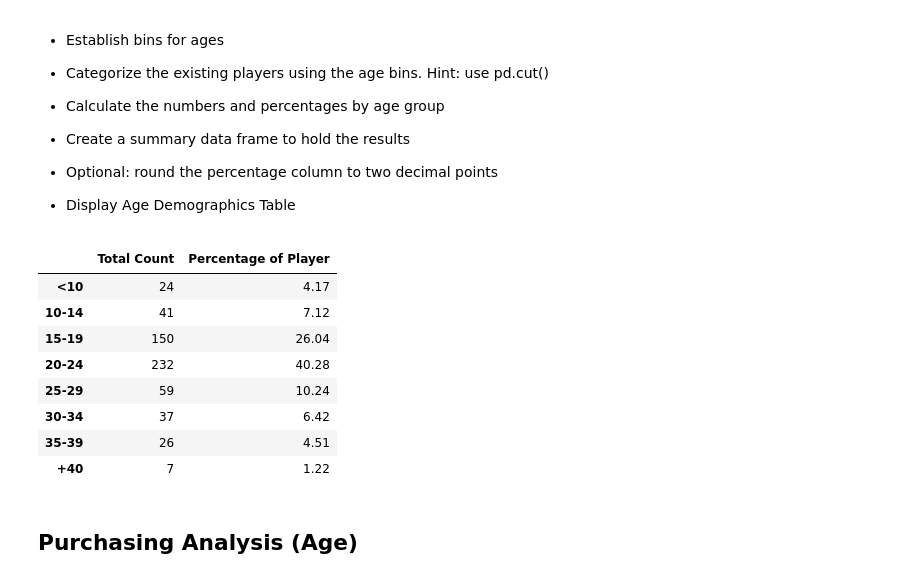
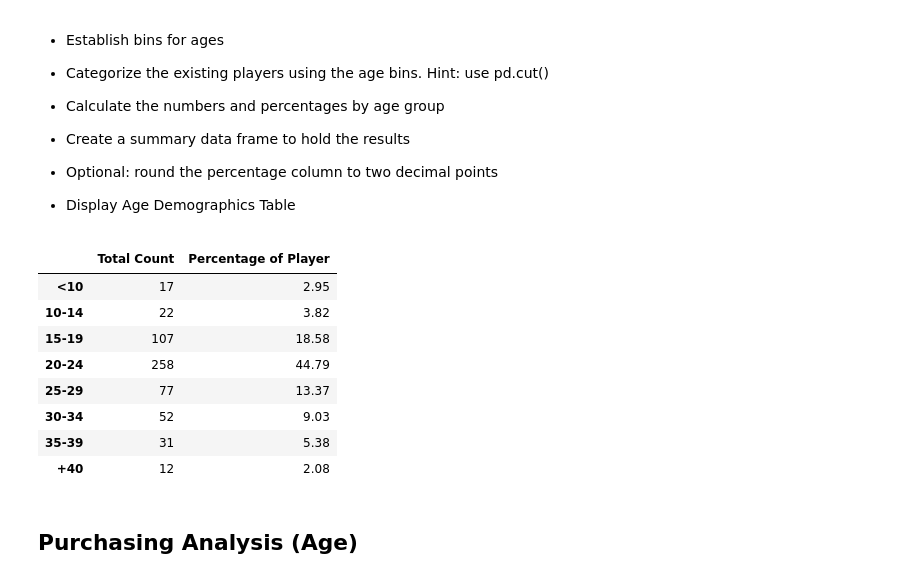
Before and after one commit to TravisDC5/pandas-challenge, a Jupyter notebook: HeroesOfPymoli_starter.ipynb, the cells around one changed output. Saved outputs shown, nothing was run; the diff lists cells and outputs as text; code cells hidden in the pictures.

```diff
--- a/HeroesOfPymoli_starter.ipynb
+++ b/HeroesOfPymoli_starter.ipynb
@@ -157,33 +153,33 @@ purchaseStats
 
 * Display Age Demographics Table
 # %%
-bins = [0,10,15,20,25,30,35,40,99]
+bins = [0,9.9,14.9,19.9,24.9,29.9,34.9,39.9,99]
 ageIdx = ["<10","10-14","15-19","20-24","25-29","30-34","35-39","+40"]
 
 purchase_data_df["Age Count"] = pd.cut(purchase_data_df["Age"], bins, labels=ageIdx)
 purchase_data_df
 
-ageCount_df = purchase_data_df.groupby("Age Count")
+ageCount = purchase_data_df.groupby("Age Count")
 
-totalAgeCount = ageCount_df["SN"].nunique()
+totalAgeCount = ageCount["SN"].nunique()
 
 agePercentage = (totalAgeCount/uniquePlayer) * 100
 
-ageCountSummary = pd.DataFrame({"Total Count": totalAgeCount, "Percentage of Player": agePercentage})
+ageCountSummary_df = pd.DataFrame({"Total Count": totalAgeCount, "Percentage of Player": agePercentage})
 
 
-ageCountSummary.index.name = None
-ageCountSummary.style.format({"Percentage of Player":"{:,.2f}"})
+ageCountSummary_df.index.name = None
+ageCountSummary_df.style.format({"Percentage of Player":"{:,.2f}"})
 # %% [output]
 |  | Total Count | Percentage of Player |
-| <10 | 24 | 4.17 |
-| 10-14 | 41 | 7.12 |
-| 15-19 | 150 | 26.04 |
-| 20-24 | 232 | 40.28 |
-| 25-29 | 59 | 10.24 |
-| 30-34 | 37 | 6.42 |
-| 35-39 | 26 | 4.51 |
-| +40 | 7 | 1.22 |
+| <10 | 17 | 2.95 |
+| 10-14 | 22 | 3.82 |
+| 15-19 | 107 | 18.58 |
+| 20-24 | 258 | 44.79 |
+| 25-29 | 77 | 13.37 |
+| 30-34 | 52 | 9.03 |
+| 35-39 | 31 | 5.38 |
+| +40 | 12 | 2.08 |
 # %% [markdown]
 ## Purchasing Analysis (Age)
 # %% [markdown]
```
Also changed, not shown: parts of 11 cells of this notebook.
